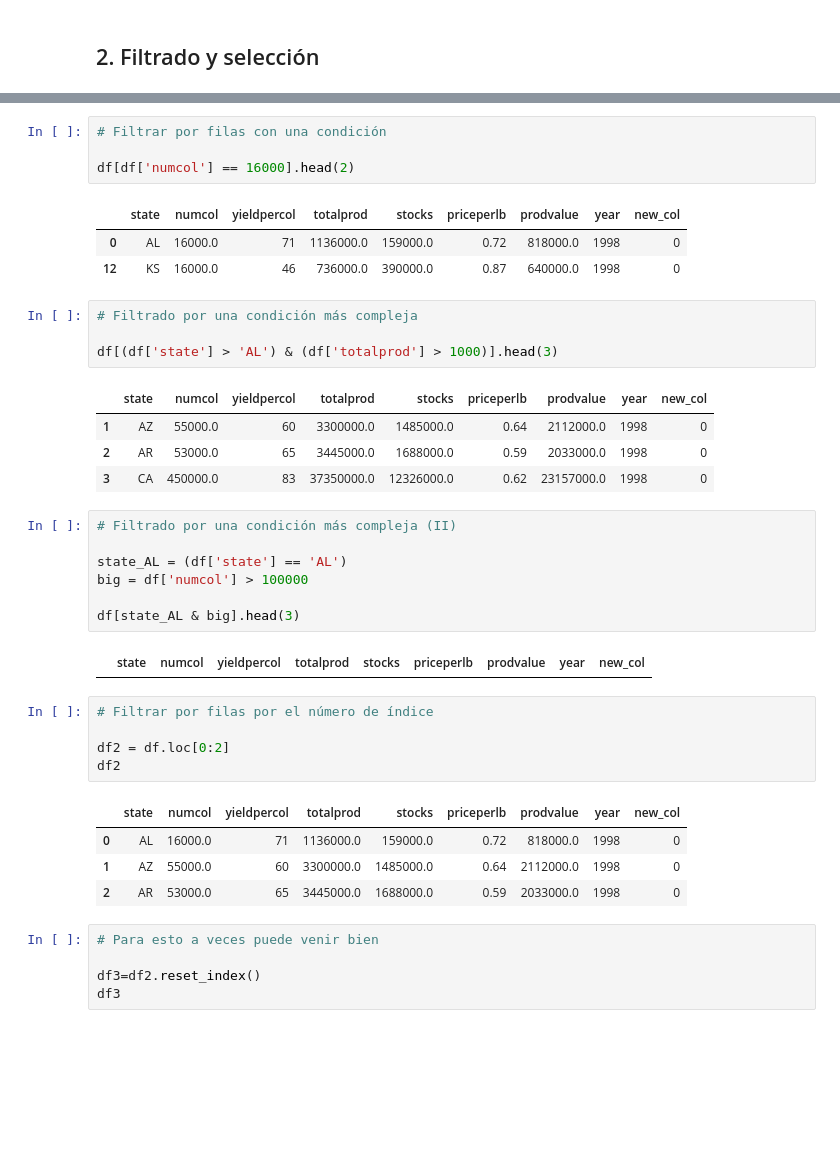
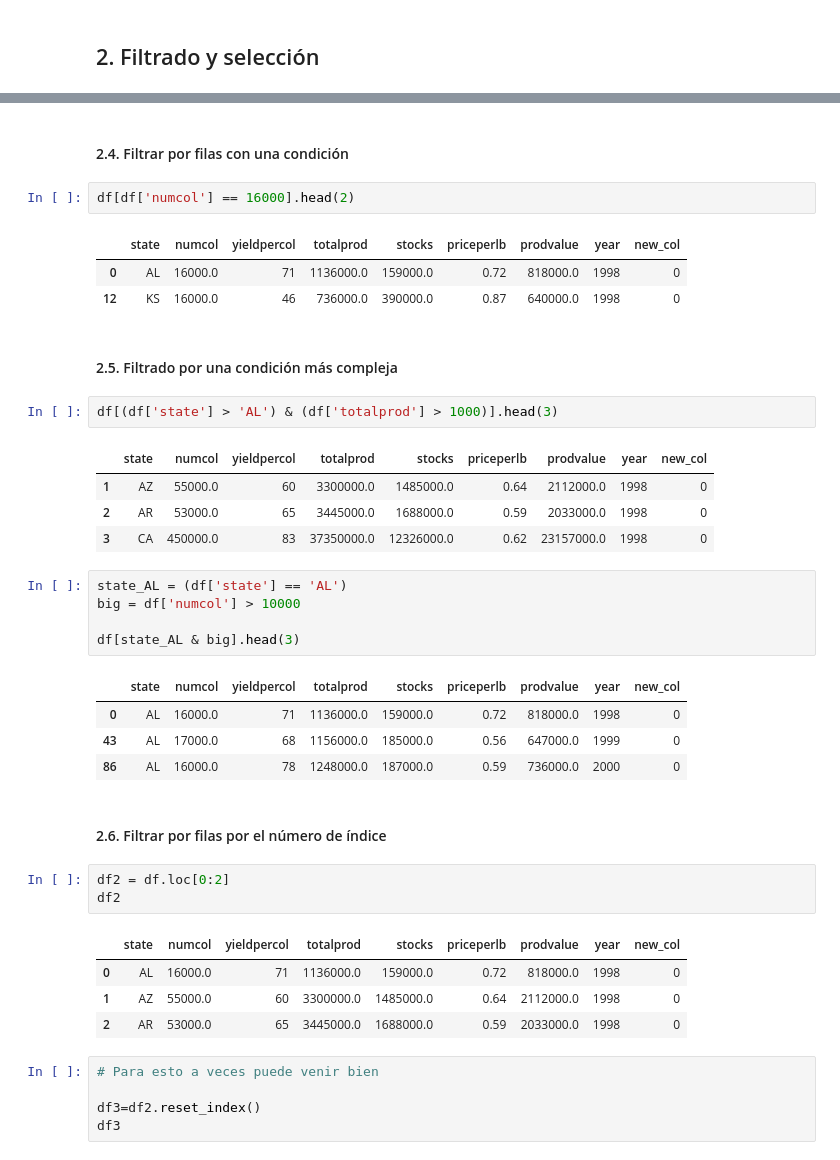
Before and after one commit to 1789291/Master-Data-Science, a Jupyter notebook: 3. Numpy, Pandas, Dataframes, Matplotlib/07_Essentials_DF_Treatment.ipynb, the cells around one changed output, grey strips where cells are left out. Drawn from its saved outputs; the diff is of its cells as text; blank space fills up the shorter version.

```diff
--- a/3. Numpy, Pandas, Dataframes, Matplotlib/07_Essentials_DF_Treatment.ipynb
+++ b/3. Numpy, Pandas, Dataframes, Matplotlib/07_Essentials_DF_Treatment.ipynb
@@ -113,14 +156,14 @@ df.head(2)
+# %% [markdown]
+#### 2.4. Filtrar por filas con una condición
 # %%
-# Filtrar por filas con una condición
-
 df[df['numcol'] == 16000].head(2)
 # %% [output]
 |  | state | numcol | yieldpercol | totalprod | stocks | priceperlb | prodvalue | year | new_col |
 | 0 | AL | 16000.0 | 71 | 1136000.0 | 159000.0 | 0.72 | 818000.0 | 1998 | 0 |
 | 12 | KS | 16000.0 | 46 | 736000.0 | 390000.0 | 0.87 | 640000.0 | 1998 | 0 |
+# %% [markdown]
+#### 2.5. Filtrado por una condición más compleja
 # %%
-# Filtrado por una condición más compleja
-
 df[(df['state'] > 'AL') & (df['totalprod'] > 1000)].head(3)
 # %% [output]
 |  | state | numcol | yieldpercol | totalprod | stocks | priceperlb | prodvalue | year | new_col |
@@ -128,17 +171,18 @@ df[(df['state'] > 'AL') & (df['totalprod'] > 1000)].head(3)
 | 2 | AR | 53000.0 | 65 | 3445000.0 | 1688000.0 | 0.59 | 2033000.0 | 1998 | 0 |
 | 3 | CA | 450000.0 | 83 | 37350000.0 | 12326000.0 | 0.62 | 23157000.0 | 1998 | 0 |
 # %%
-# Filtrado por una condición más compleja (II)
-
 state_AL = (df['state'] == 'AL')
-big = df['numcol'] > 100000
+big = df['numcol'] > 10000
 
 df[state_AL & big].head(3)
 # %% [output]
 |  | state | numcol | yieldpercol | totalprod | stocks | priceperlb | prodvalue | year | new_col |
+| 0 | AL | 16000.0 | 71 | 1136000.0 | 159000.0 | 0.72 | 818000.0 | 1998 | 0 |
+| 43 | AL | 17000.0 | 68 | 1156000.0 | 185000.0 | 0.56 | 647000.0 | 1999 | 0 |
+| 86 | AL | 16000.0 | 78 | 1248000.0 | 187000.0 | 0.59 | 736000.0 | 2000 | 0 |
+# %% [markdown]
+#### 2.6. Filtrar por filas por el número de índice
 # %%
-# Filtrar por filas por el número de índice
-
 df2 = df.loc[0:2]
 df2
 # %% [output]
```
Also changed, not shown: parts of 56 cells of this notebook.
